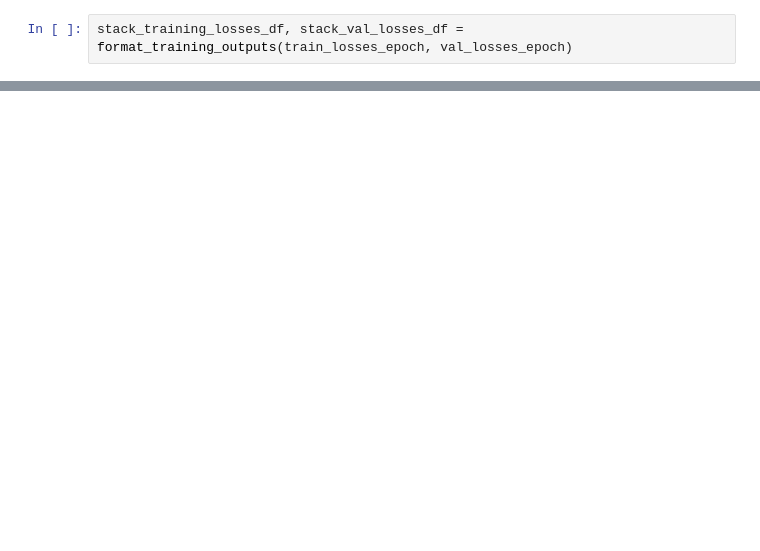
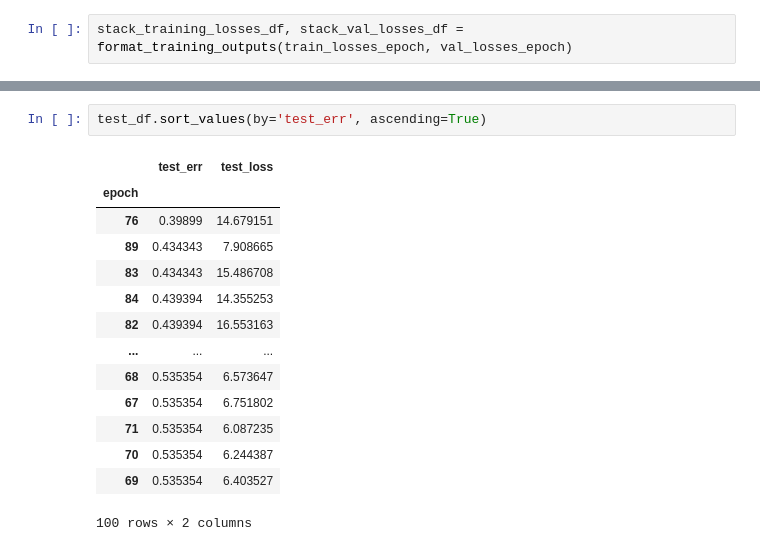
Before and after one commit to cchu70/klab_rotation, a Jupyter notebook: 09_Simple-MLP-unsupervised-prune.ipynb, the cells around one changed output, grey strips where cells are left out. Saved outputs shown, nothing was run; the diff lists cells and outputs as text; blank space fills up the shorter version.

```diff
--- a/09_Simple-MLP-unsupervised-prune.ipynb
+++ b/09_Simple-MLP-unsupervised-prune.ipynb
@@ -73,0 +74,17 @@ plt.show()
+# %%
+test_df.sort_values(by='test_err', ascending=True)
+# %% [output]
+|  | test_err | test_loss |
+| epoch |  |  |
+| 76 | 0.39899 | 14.679151 |
+| 89 | 0.434343 | 7.908665 |
+| 83 | 0.434343 | 15.486708 |
+| 84 | 0.439394 | 14.355253 |
+| 82 | 0.439394 | 16.553163 |
+| ... | ... | ... |
+| 68 | 0.535354 | 6.573647 |
+| 67 | 0.535354 | 6.751802 |
+| 71 | 0.535354 | 6.087235 |
+| 70 | 0.535354 | 6.244387 |
+| 69 | 0.535354 | 6.403527 |
+100 rows × 2 columns
```
Also changed, not shown: parts of 6 cells of this notebook, 15 other files.
